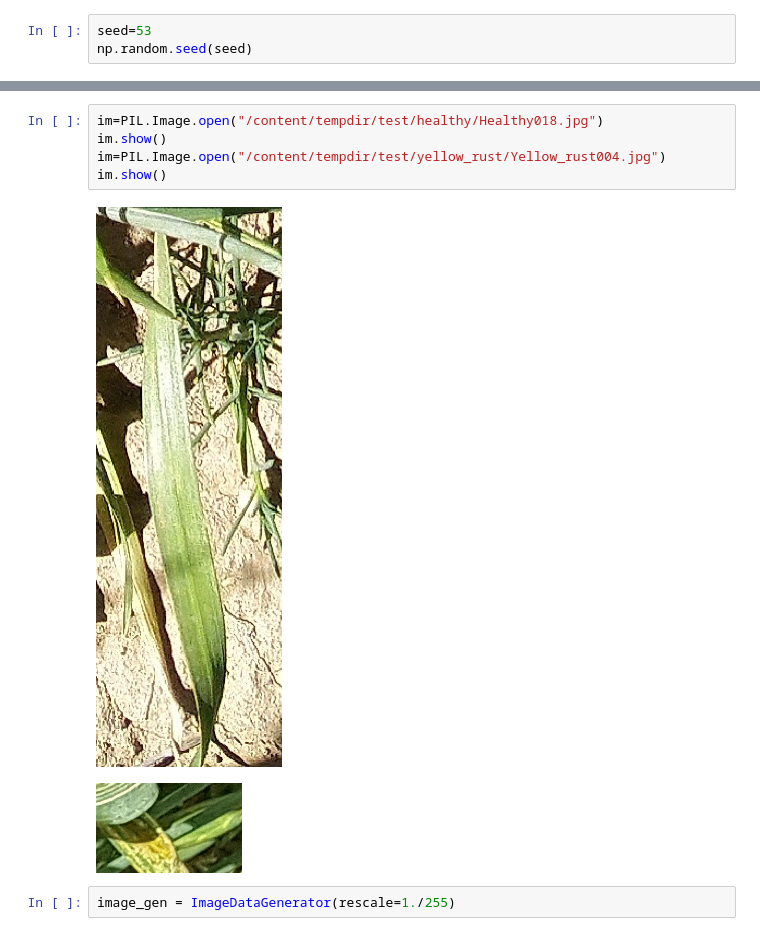
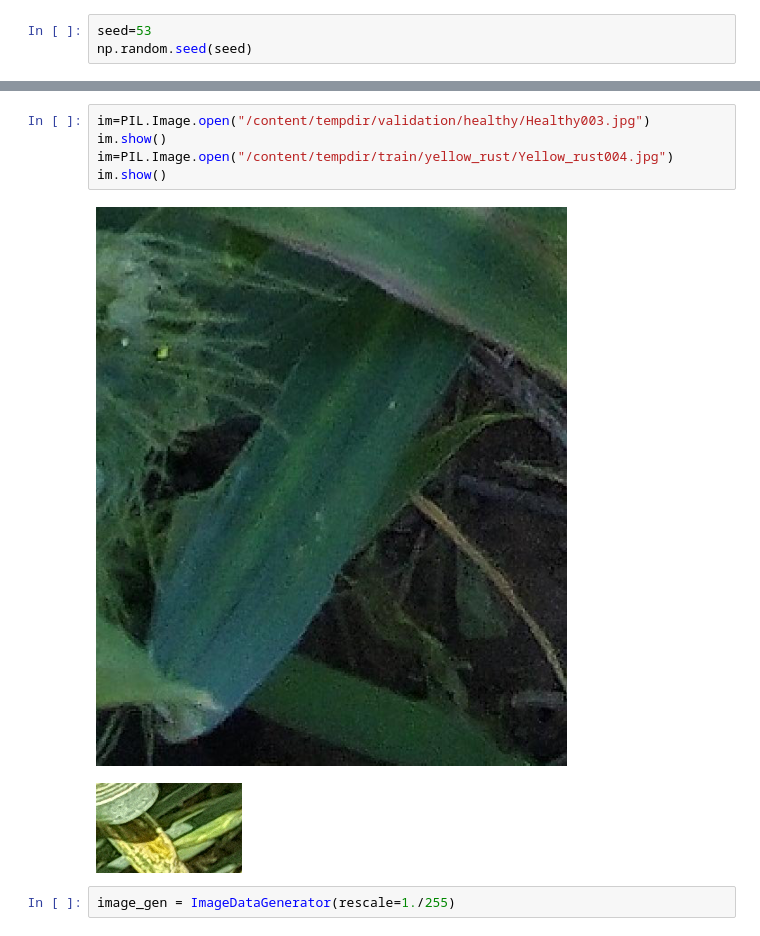
Before and after one commit to MehmetAltinkurt/Computer_Vision_Projects, a Jupyter notebook: Wheat/Wheat_Yellow_Rust.ipynb, the cells around one changed output, grey strips where cells are left out. Drawn from its saved outputs; the diff is of its cells as text.

```diff
--- a/Wheat/Wheat_Yellow_Rust.ipynb
+++ b/Wheat/Wheat_Yellow_Rust.ipynb
@@ -290,10 +273,10 @@ for fname in rusty_test_list:
 # %%
-im=PIL.Image.open("/content/tempdir/test/healthy/Healthy018.jpg")
+im=PIL.Image.open("/content/tempdir/validation/healthy/Healthy003.jpg")
 im.show()
-im=PIL.Image.open("/content/tempdir/test/yellow_rust/Yellow_rust004.jpg")
+im=PIL.Image.open("/content/tempdir/train/yellow_rust/Yellow_rust004.jpg")
 im.show()
 # %% [output]
-[figure, old version]
+[figure, new version]
 [figure]
 # %%
 image_gen = ImageDataGenerator(rescale=1./255)
```
Also changed, not shown: parts of 52 cells of this notebook.
